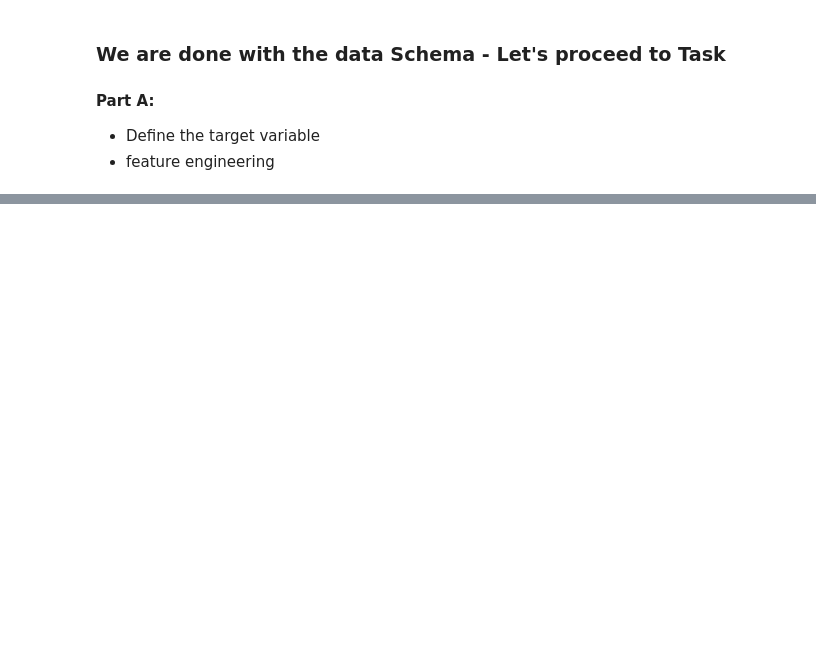
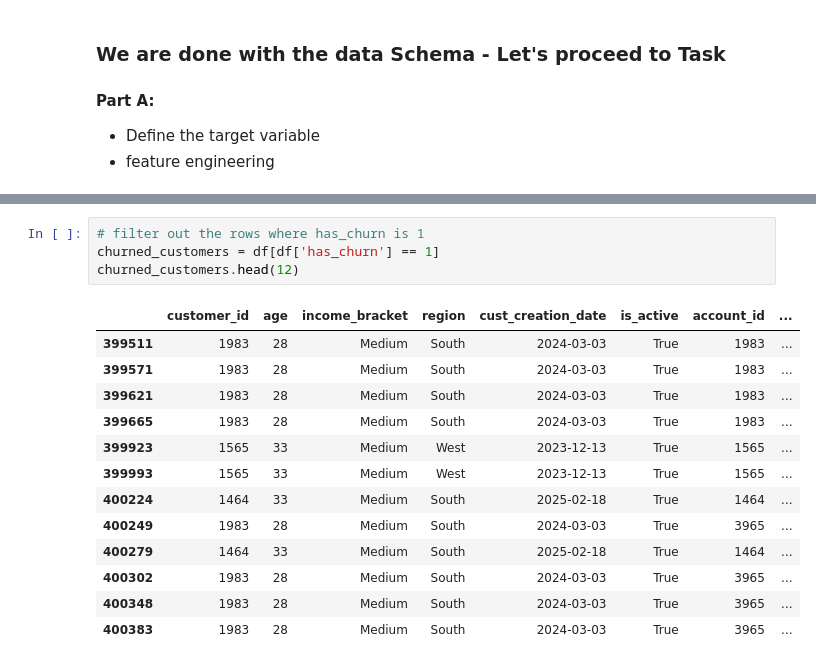
Before and after one commit to abiolaks/churn_prediction_n_anomaly_detection, a Jupyter notebook: notebooks/customer_churn_prediction.ipynb, the cells around one changed output, grey strips where cells are left out. Saved outputs shown, nothing was run; the diff lists cells and outputs as text; blank space fills up the shorter version.

```diff
--- a/notebooks/customer_churn_prediction.ipynb
+++ b/notebooks/customer_churn_prediction.ipynb
@@ -390,0 +639,18 @@ memory usage: 3.8+ MB
+# %%
+# filter out the rows where has_churn is 1
+churned_customers = df[df['has_churn'] == 1]
+churned_customers.head(12)
+# %% [output]
+|  | customer_id | age | income_bracket | region | cust_creation_date | is_active | account_id | ... |
+| 399511 | 1983 | 28 | Medium | South | 2024-03-03 | True | 1983 | ... |
+| 399571 | 1983 | 28 | Medium | South | 2024-03-03 | True | 1983 | ... |
+| 399621 | 1983 | 28 | Medium | South | 2024-03-03 | True | 1983 | ... |
+| 399665 | 1983 | 28 | Medium | South | 2024-03-03 | True | 1983 | ... |
+| 399923 | 1565 | 33 | Medium | West | 2023-12-13 | True | 1565 | ... |
+| 399993 | 1565 | 33 | Medium | West | 2023-12-13 | True | 1565 | ... |
+| 400224 | 1464 | 33 | Medium | South | 2025-02-18 | True | 1464 | ... |
+| 400249 | 1983 | 28 | Medium | South | 2024-03-03 | True | 3965 | ... |
+| 400279 | 1464 | 33 | Medium | South | 2025-02-18 | True | 1464 | ... |
+| 400302 | 1983 | 28 | Medium | South | 2024-03-03 | True | 3965 | ... |
+| 400348 | 1983 | 28 | Medium | South | 2024-03-03 | True | 3965 | ... |
+| 400383 | 1983 | 28 | Medium | South | 2024-03-03 | True | 3965 | ... |
```
Also changed, not shown: parts of 43 cells of this notebook, 13 other files.
